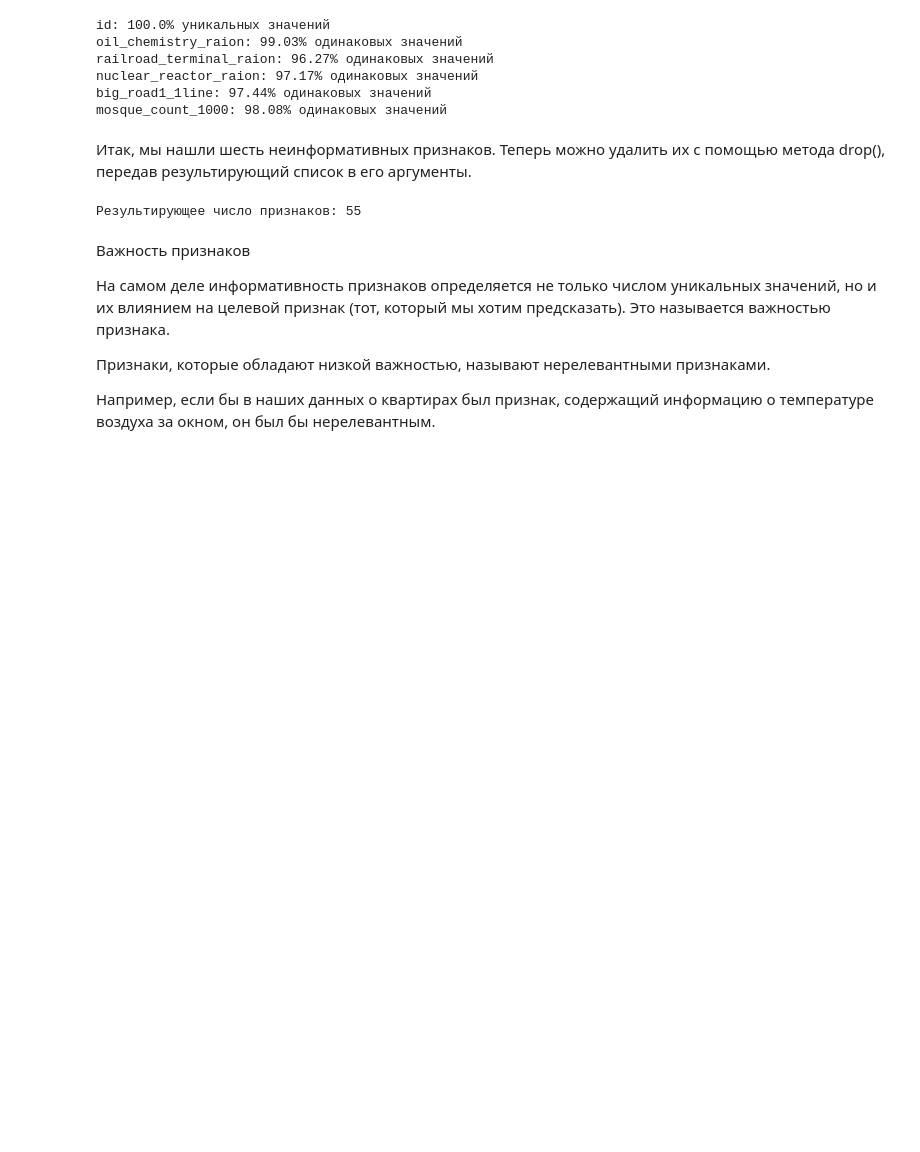
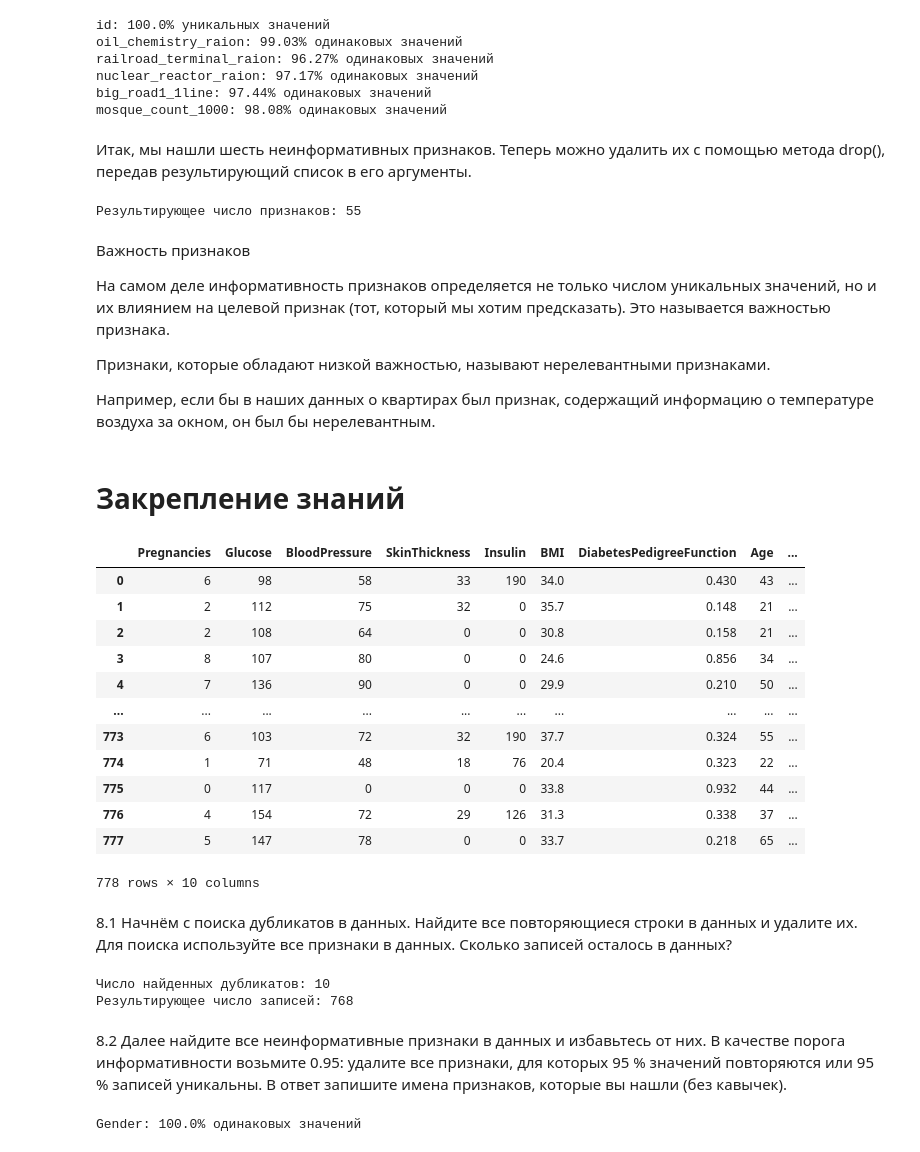
Before and after one commit to DaryaIly/my_data_science, a Jupyter notebook: PY_14_Очистка данных/unit.ipynb, the cells around one changed output. Drawn from its saved outputs; the diff is of its cells as text; code cells hidden in the pictures; blank space fills up the shorter version.

```diff
--- a/PY_14_Очистка данных/unit.ipynb
+++ b/PY_14_Очистка данных/unit.ipynb
@@ -996,3 +984,58 @@ print(f'Результирующее число признаков: {information
 Признаки, которые обладают низкой важностью, называют нерелевантными признаками.
 
 Например, если бы в наших данных о квартирах был признак, содержащий информацию о температуре воздуха за окном, он был бы нерелевантным.
+# %% [markdown]
+# Закрепление знаний
+# %%
+diabetes_data = pd.read_csv('/Users/dasha/Desktop/Skillfactory/IDE/my_data_science/PY_14_Очистка данных/data/diabetes_data.csv')
+# %%
+diabetes_data_df = diabetes_data.copy()
+diabetes_data_df
+# %% [output]
+|  | Pregnancies | Glucose | BloodPressure | SkinThickness | Insulin | BMI | DiabetesPedigreeFunction | Age | ... |
+| 0 | 6 | 98 | 58 | 33 | 190 | 34.0 | 0.430 | 43 | ... |
+| 1 | 2 | 112 | 75 | 32 | 0 | 35.7 | 0.148 | 21 | ... |
+| 2 | 2 | 108 | 64 | 0 | 0 | 30.8 | 0.158 | 21 | ... |
+| 3 | 8 | 107 | 80 | 0 | 0 | 24.6 | 0.856 | 34 | ... |
+| 4 | 7 | 136 | 90 | 0 | 0 | 29.9 | 0.210 | 50 | ... |
+| ... | ... | ... | ... | ... | ... | ... | ... | ... | ... |
+| 773 | 6 | 103 | 72 | 32 | 190 | 37.7 | 0.324 | 55 | ... |
+| 774 | 1 | 71 | 48 | 18 | 76 | 20.4 | 0.323 | 22 | ... |
+| 775 | 0 | 117 | 0 | 0 | 0 | 33.8 | 0.932 | 44 | ... |
+| 776 | 4 | 154 | 72 | 29 | 126 | 31.3 | 0.338 | 37 | ... |
+| 777 | 5 | 147 | 78 | 0 | 0 | 33.7 | 0.218 | 65 | ... |
+778 rows × 10 columns
+# %% [markdown]
+8.1 Начнём с поиска дубликатов в данных. Найдите все повторяющиеся строки в данных и удалите их. Для поиска используйте все признаки в данных. Сколько записей осталось в данных?
+# %%
+dupl_columns = list(diabetes_data_df.columns)
+mask = diabetes_data_df.duplicated(subset=dupl_columns)
+diabetes_duplicates = diabetes_data_df[mask]
+print(f'Число найденных дубликатов: {diabetes_duplicates.shape[0]}')
+diabetes_dedupped = diabetes_data_df.drop_duplicates(subset=dupl_columns)
+print(f'Результирующее число записей: {diabetes_dedupped.shape[0]}')
+# %% [output]
+Число найденных дубликатов: 10
+Результирующее число записей: 768
+# %% [markdown]
+8.2 Далее найдите все неинформативные признаки в данных и избавьтесь от них. В качестве порога информативности возьмите 0.95: удалите все признаки, для которых 95 % значений повторяются или 95 % записей уникальны. В ответ запишите имена признаков, которые вы нашли (без кавычек).
+# %%
+#список неинформативных признаков
+low_information_cols = []
+
+#цикл по всем столбцам
+for col in diabetes_dedupped.columns:
+    #наибольшая относительная частота в признаке
+    top_freq = diabetes_dedupped[col].value_counts(normalize=True).max()
+    #доля уникальных значений от размера признака
+    nunique_ratio = diabetes_dedupped[col].nunique() / diabetes_data_df[col].count()
+    # сравниваем наибольшую частоту с порогом
+    if top_freq > 0.95:
+        low_information_cols.append(col)
+        print(f'{col}: {round(top_freq*100, 2)}% одинаковых значений')
+    # сравниваем долю уникальных значений с порогом
+    if nunique_ratio > 0.95:
+        low_information_cols.append(col)
+        print(f'{col}: {round(nunique_ratio*100, 2)}% уникальных значений')
+# %% [output]
+Gender: 100.0% одинаковых значений
```
Also changed, not shown: parts of 20 cells of this notebook, 8 other files.
